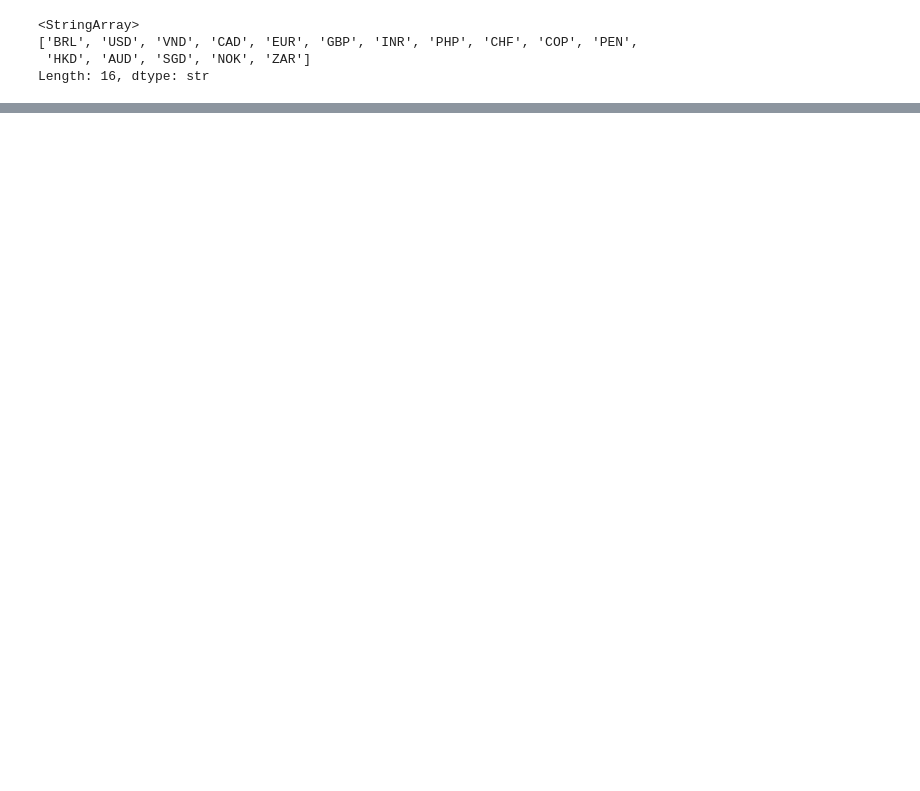
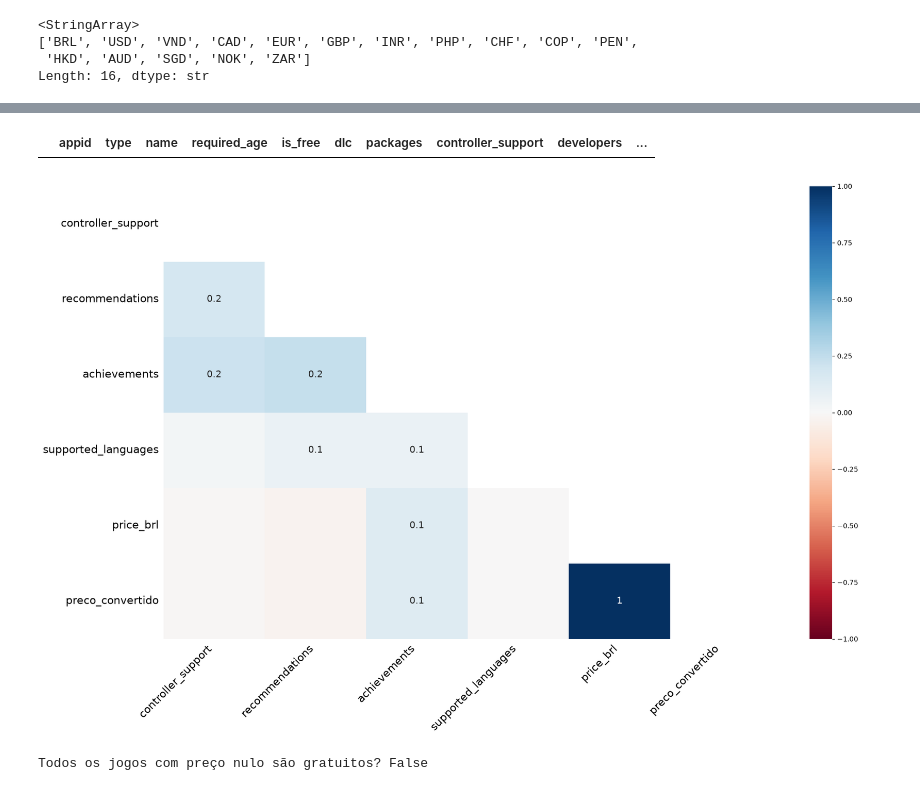
Before and after one commit to jjuniorbrasil/steam-analysis, a Jupyter notebook: notebooks/scrubing.ipynb, the cells around one changed output, grey strips where cells are left out. Drawn from its saved outputs; the diff is of its cells as text; code cells hidden in the pictures; blank space fills up the shorter version.

```diff
--- a/notebooks/scrubing.ipynb
+++ b/notebooks/scrubing.ipynb
@@ -264,0 +284,4 @@ display(df_precos_convertidos.head(10))
+# %%
+df_colunas_escolhidas = df_precos_convertidos.drop(columns=["pc_requirements","metacritic"])
+
+display(df_colunas_escolhidas[df_colunas_escolhidas["is_free"] == True])
@@ -264,0 +336,23 @@ display(df_precos_convertidos.head(10))
+# %%
+#removendo duplicatas
+
+duplicadas = df_colunas_escolhidas[df_colunas_escolhidas.duplicated()]
+display(duplicadas)
+
+df_sem_duplicatas = df_colunas_escolhidas.drop_duplicates()
+# %% [output]
+|  | appid | type | name | required_age | is_free | dlc | packages | controller_support | developers | ... |
+# %%
+# ausencias
+
+# Gráfico de calor de correlação de nulos
+msno.heatmap(df_sem_duplicatas)
+plt.show()
+# %% [output]
+[figure, added]
+# %%
+regra_respeitada = df_sem_duplicatas.loc[df_sem_duplicatas['price_brl'].isna(), 'is_free'].all()
+
+print(f"Todos os jogos com preço nulo são gratuitos? {regra_respeitada}")
+# %% [output]
+Todos os jogos com preço nulo são gratuitos? False
```
Also changed, not shown: parts of 17 cells of this notebook, 2 other files.
